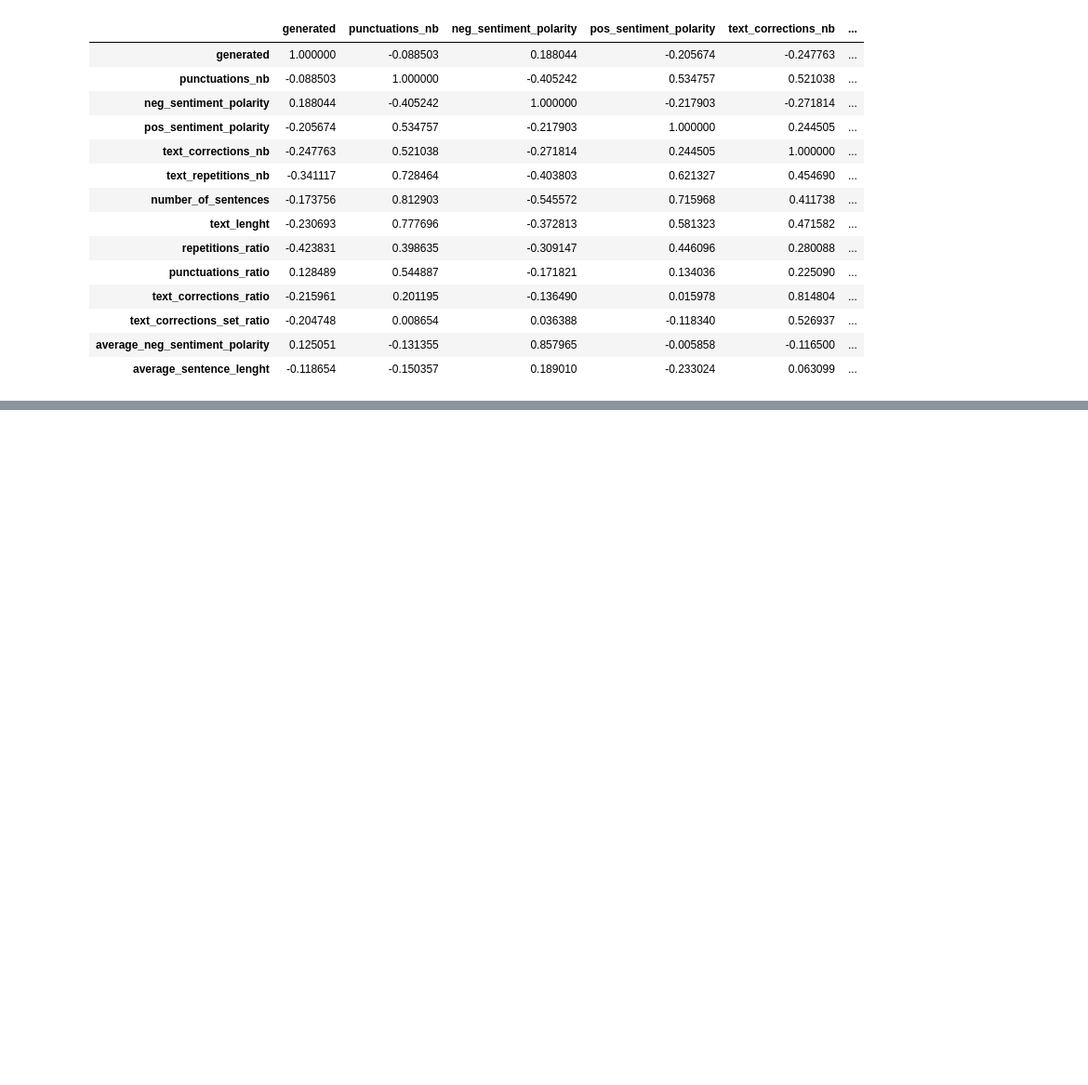
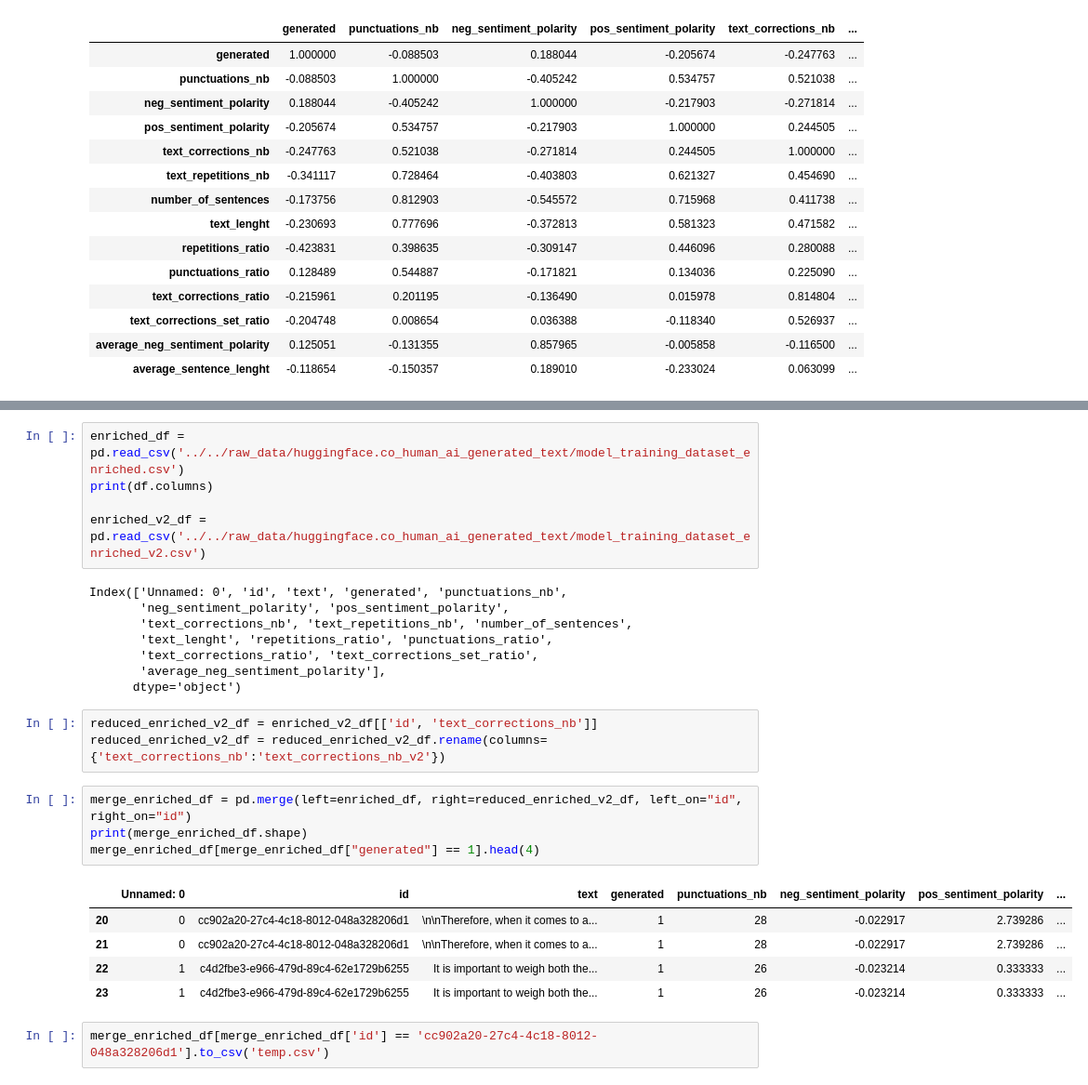
Before and after one commit to yukaberry/detect_ai_content, a Jupyter notebook: notebooks/texts/jerome_texts_full_texts.ipynb, the cells around one changed output, grey strips where cells are left out. Shown at 93% size. Cells and saved outputs as stored; diff of their text form; blank space fills up the shorter version.

```diff
--- a/notebooks/texts/jerome_texts_full_texts.ipynb
+++ b/notebooks/texts/jerome_texts_full_texts.ipynb
@@ -355,0 +374,28 @@ Wall time: 9.26 ms
+# %%
+enriched_df = pd.read_csv('../../raw_data/huggingface.co_human_ai_generated_text/model_training_dataset_enriched.csv')
+print(df.columns)
+
+enriched_v2_df = pd.read_csv('../../raw_data/huggingface.co_human_ai_generated_text/model_training_dataset_enriched_v2.csv')
+# %% [output]
+Index(['Unnamed: 0', 'id', 'text', 'generated', 'punctuations_nb',
+       'neg_sentiment_polarity', 'pos_sentiment_polarity',
+       'text_corrections_nb', 'text_repetitions_nb', 'number_of_sentences',
+       'text_lenght', 'repetitions_ratio', 'punctuations_ratio',
+       'text_corrections_ratio', 'text_corrections_set_ratio',
+       'average_neg_sentiment_polarity'],
+      dtype='object')
+# %%
+reduced_enriched_v2_df = enriched_v2_df[['id', 'text_corrections_nb']]
+reduced_enriched_v2_df = reduced_enriched_v2_df.rename(columns={'text_corrections_nb':'text_corrections_nb_v2'})
+# %%
+merge_enriched_df = pd.merge(left=enriched_df, right=reduced_enriched_v2_df, left_on="id", right_on="id")
+print(merge_enriched_df.shape)
+merge_enriched_df[merge_enriched_df["generated"] == 1].head(4)
+# %% [output]
+|  | Unnamed: 0 | id | text | generated | punctuations_nb | neg_sentiment_polarity | pos_sentiment_polarity | ... |
+| 20 | 0 | cc902a20-27c4-4c18-8012-048a328206d1 | \n\nTherefore, when it comes to a... | 1 | 28 | -0.022917 | 2.739286 | ... |
+| 21 | 0 | cc902a20-27c4-4c18-8012-048a328206d1 | \n\nTherefore, when it comes to a... | 1 | 28 | -0.022917 | 2.739286 | ... |
+| 22 | 1 | c4d2fbe3-e966-479d-89c4-62e1729b6255 | It is important to weigh both the... | 1 | 26 | -0.023214 | 0.333333 | ... |
+| 23 | 1 | c4d2fbe3-e966-479d-89c4-62e1729b6255 | It is important to weigh both the... | 1 | 26 | -0.023214 | 0.333333 | ... |
+# %%
+merge_enriched_df[merge_enriched_df['id'] == 'cc902a20-27c4-4c18-8012-048a328206d1'].to_csv('temp.csv')
```
Also changed, not shown: parts of 8 cells of this notebook, 1 other file.
